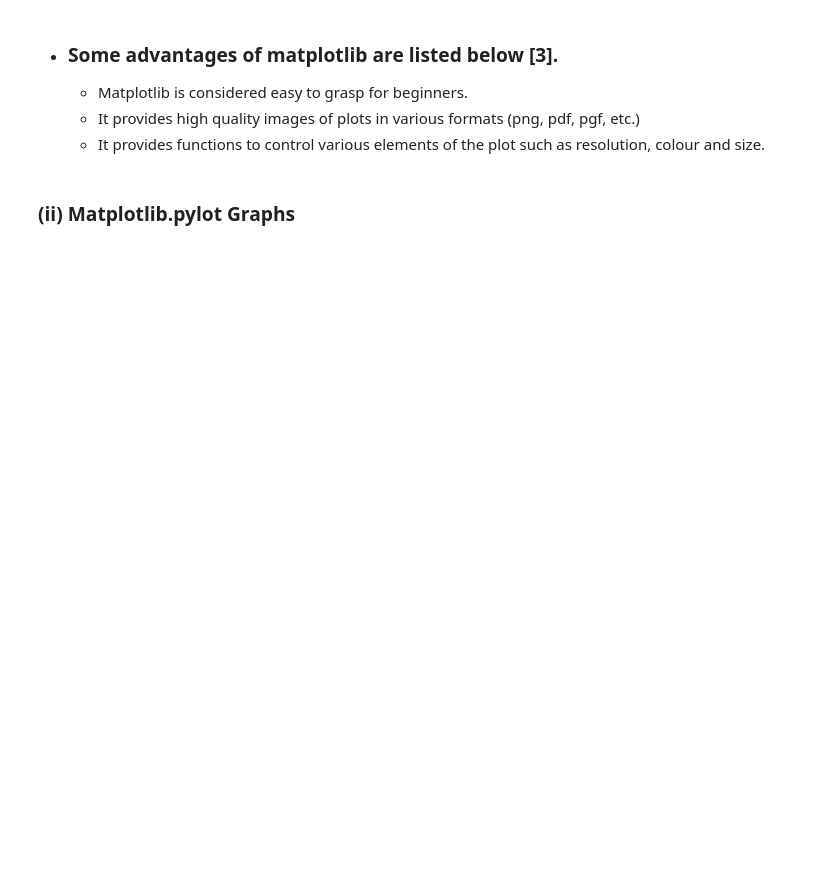
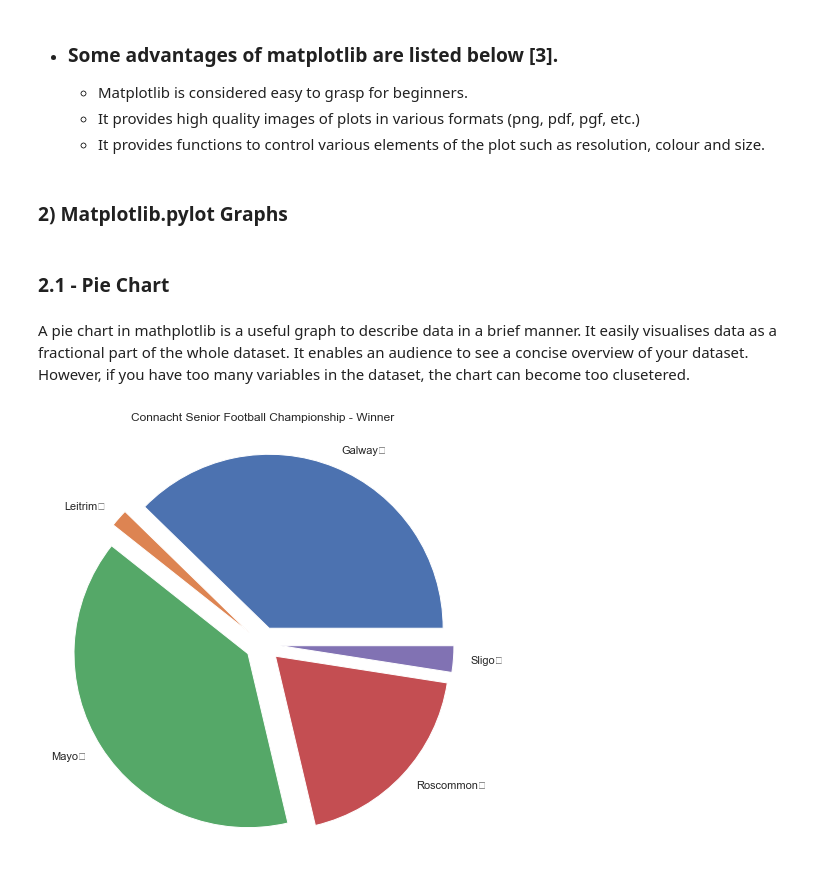
Before and after one commit to BTunney92/FODA---Project, a Jupyter notebook: pyplot.ipynb, the cells around one changed output. Saved outputs shown, nothing was run; the diff lists cells and outputs as text; code cells hidden in the pictures; blank space fills up the shorter version.

```diff
--- a/pyplot.ipynb
+++ b/pyplot.ipynb
@@ -23,4 +23,9 @@
     - It provides high quality images of plots in various formats (png, pdf, pgf, etc.)
     - It provides functions to control various elements of the plot such as resolution, colour and size.
 # %% [markdown]
-### (ii) Matplotlib.pylot Graphs
+### 2) Matplotlib.pylot Graphs
+# %% [markdown]
+### 2.1 - Pie Chart
+# %% [markdown]
+A pie chart in mathplotlib is a useful graph to describe data in a brief manner. It easily visualises data as a fractional part of the whole dataset. It enables an audience to see a concise overview of your dataset.
+However, if you have too many variables in the dataset, the chart can become too clusetered.
@@ -26,0 +34,17 @@
+# %%
+Raw_File = pd.read_csv("Connacht.csv") # Importing CSV file
+
+df = Raw_File.groupby('Winner').size() # Sorting Data by size/most won
+
+import warnings
+warnings.filterwarnings("ignore", category=RuntimeWarning) # Remove runtime warning
+
+explode = (0.1,0.1,0.1,0.1,0.1) # Can be added to separate the slices
+
+df.plot(kind='pie', explode=explode, subplots=True, figsize=(8, 8))
+plt.title("Connacht Senior Football Championship - Winner")
+plt.ylabel("")
+
+plt.show()
+# %% [output]
+[figure, added]
```
Also changed, not shown: parts of 2 cells of this notebook, 4 other files.
